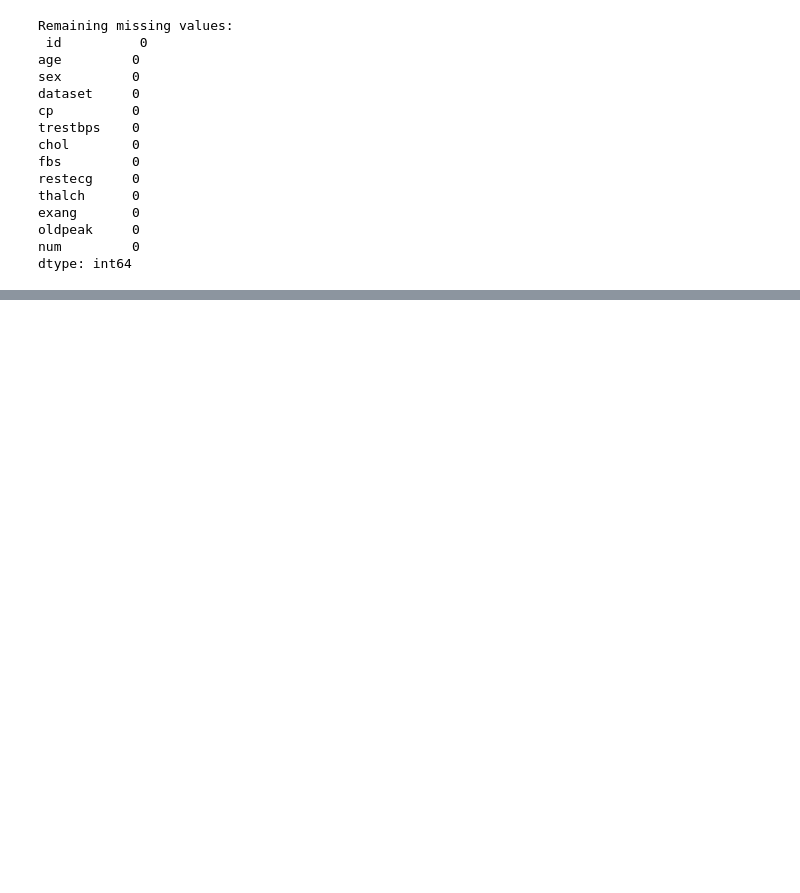
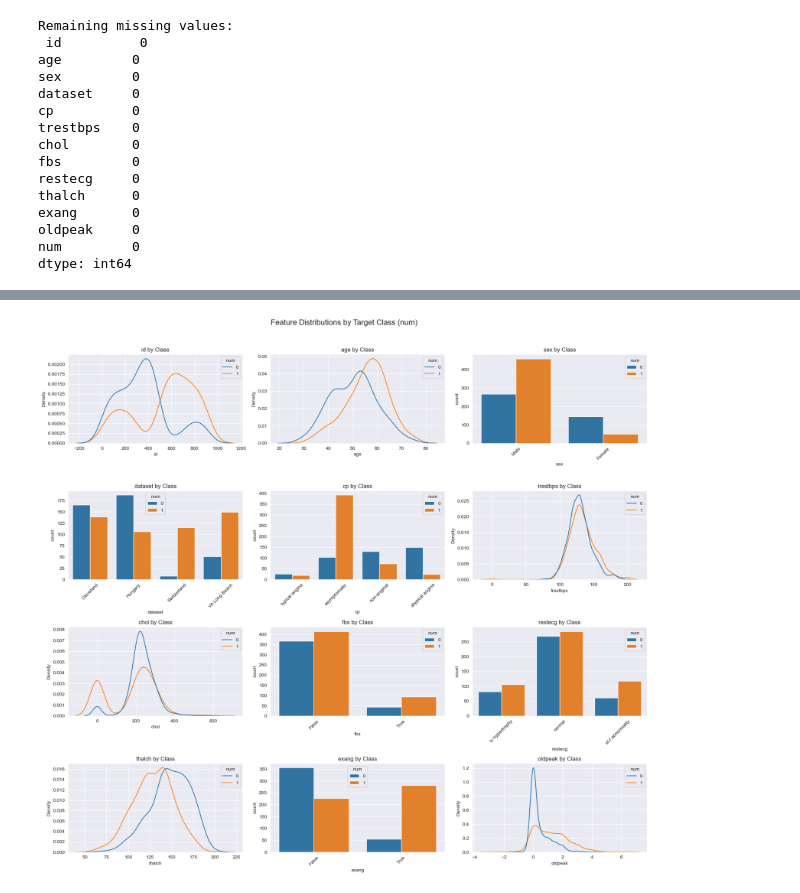
Before and after one commit to Mahyar-mhn/cardio-classification-generative-vs-discriminative, a Jupyter notebook: heart_disease_assignment.ipynb, the cells around one changed output, grey strips where cells are left out. Drawn from its saved outputs; the diff is of its cells as text; code cells hidden in the pictures; blank space fills up the shorter version.

```diff
--- a/heart_disease_assignment.ipynb
+++ b/heart_disease_assignment.ipynb
@@ -115,0 +125,34 @@ dtype: int64
+# %%
+# Identify feature columns and target
+feature_cols = [col for col in df.columns if col != 'num']
+target_col = 'num'
+
+# Define grid dimensions
+cols = 3
+rows = (len(feature_cols) + cols - 1) // cols  # equivalent to math.ceil
+
+# Create subplots
+fig, axes = plt.subplots(rows, cols, figsize=(18, 4 * rows))
+axes = axes.flatten()
+
+# Plot each feature
+for i, col in enumerate(feature_cols):
+    ax = axes[i]
+
+    if df[col].dtype in ['float64', 'int64']:
+        sns.kdeplot(data=df, x=col, hue=target_col, common_norm=False, ax=ax)
+    else:
+        sns.countplot(data=df, x=col, hue=target_col, ax=ax)
+        ax.tick_params(axis='x', rotation=45)
+
+    ax.set_title(f'{col} by Class')
+
+# Remove extra subplots if any
+for j in range(i + 1, len(axes)):
+    fig.delaxes(axes[j])
+
+fig.suptitle('Feature Distributions by Target Class (num)', fontsize=16, y=1.02)
+plt.tight_layout()
+plt.show()
+# %% [output]
+[figure, added]
```
Also changed, not shown: parts of 1 cell of this notebook.
